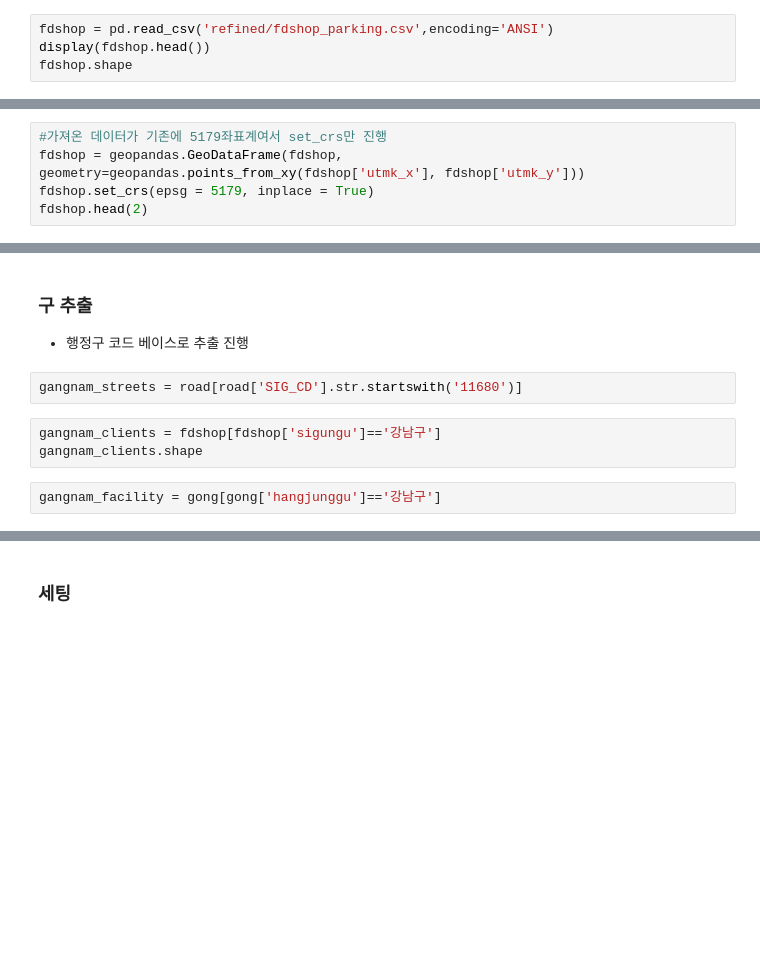
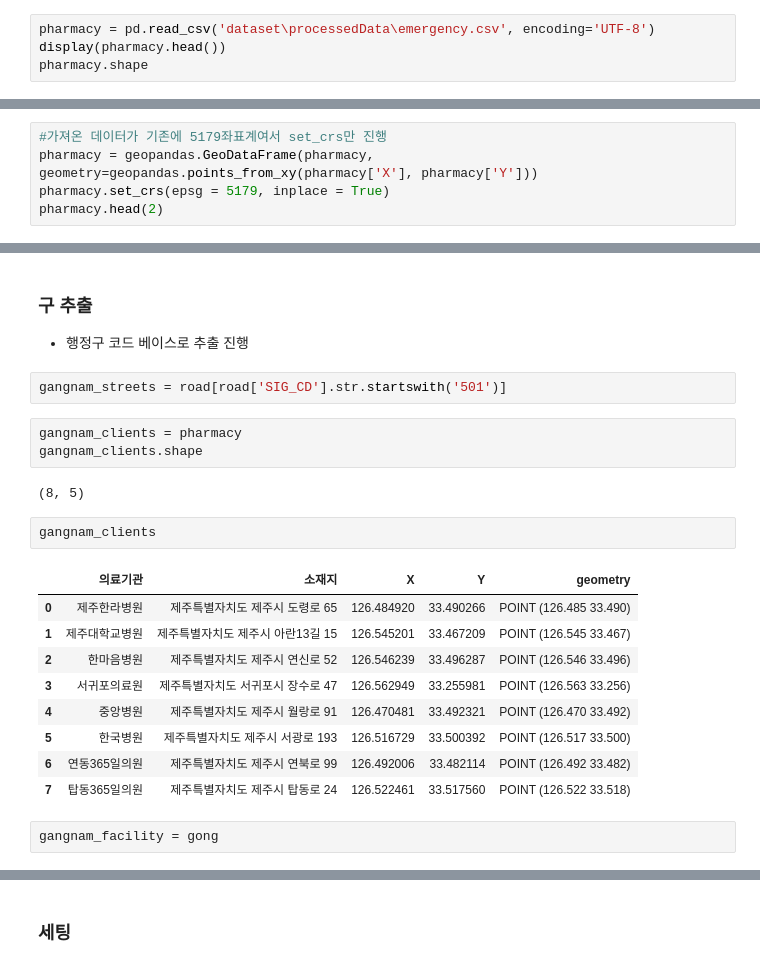
Before and after one commit to ChoiInYeol/KHUDA-Seoul-BigDataCampus, a Jupyter notebook: 4.서울시MLCP예시.ipynb, the cells around one changed output, grey strips where cells are left out. Cells and saved outputs as stored; diff of their text form; blank space fills up the shorter version.

```diff
--- a/4.서울시MLCP예시.ipynb
+++ b/4.서울시MLCP예시.ipynb
@@ -1327,6 +1311,6 @@ display(sig.head())
 - 파일 불러오기
 - geodf 변환
 # %%
-fdshop = pd.read_csv('refined/fdshop_parking.csv',encoding='ANSI')
-display(fdshop.head())
-fdshop.shape
+pharmacy = pd.read_csv('dataset\processedData\emergency.csv', encoding='UTF-8')
+display(pharmacy.head())
+pharmacy.shape
@@ -1333,5 +1325,5 @@ fdshop.shape
 # %%
 #가져온 데이터가 기존에 5179좌표계여서 set_crs만 진행
-fdshop = geopandas.GeoDataFrame(fdshop, geometry=geopandas.points_from_xy(fdshop['utmk_x'], fdshop['utmk_y']))
-fdshop.set_crs(epsg = 5179, inplace = True)
-fdshop.head(2)
+pharmacy = geopandas.GeoDataFrame(pharmacy, geometry=geopandas.points_from_xy(pharmacy['X'], pharmacy['Y']))
+pharmacy.set_crs(epsg = 5179, inplace = True)
+pharmacy.head(2)
@@ -1353,12 +1361,26 @@ gong.head(2)
 ### 구 추출
 - 행정구 코드 베이스로 추출 진행
 # %%
-gangnam_streets = road[road['SIG_CD'].str.startswith('11680')]
+gangnam_streets = road[road['SIG_CD'].str.startswith('501')]
 # %%
-gangnam_clients = fdshop[fdshop['sigungu']=='강남구']
+gangnam_clients = pharmacy
 gangnam_clients.shape
+# %% [output]
+(8, 5)
+# %%
+gangnam_clients
+# %% [output]
+|  | 의료기관 | 소재지 | X | Y | geometry |
+| 0 | 제주한라병원 | 제주특별자치도 제주시 도령로 65 | 126.484920 | 33.490266 | POINT (126.485 33.490) |
+| 1 | 제주대학교병원 | 제주특별자치도 제주시 아란13길 15 | 126.545201 | 33.467209 | POINT (126.545 33.467) |
+| 2 | 한마음병원 | 제주특별자치도 제주시 연신로 52 | 126.546239 | 33.496287 | POINT (126.546 33.496) |
+| 3 | 서귀포의료원 | 제주특별자치도 서귀포시 장수로 47 | 126.562949 | 33.255981 | POINT (126.563 33.256) |
+| 4 | 중앙병원 | 제주특별자치도 제주시 월랑로 91 | 126.470481 | 33.492321 | POINT (126.470 33.492) |
+| 5 | 한국병원 | 제주특별자치도 제주시 서광로 193 | 126.516729 | 33.500392 | POINT (126.517 33.500) |
+| 6 | 연동365일의원 | 제주특별자치도 제주시 연북로 99 | 126.492006 | 33.482114 | POINT (126.492 33.482) |
+| 7 | 탑동365일의원 | 제주특별자치도 제주시 탑동로 24 | 126.522461 | 33.517560 | POINT (126.522 33.518) |
 # %%
-gangnam_facility = gong[gong['hangjunggu']=='강남구']
+gangnam_facility = gong
 # %%
 fig,ax = plt.subplots(1,3,figsize=(45,15))
 gangnam_clients.plot(color='blue',ax=ax[0])
```
Also changed, not shown: parts of 13 cells of this notebook.
